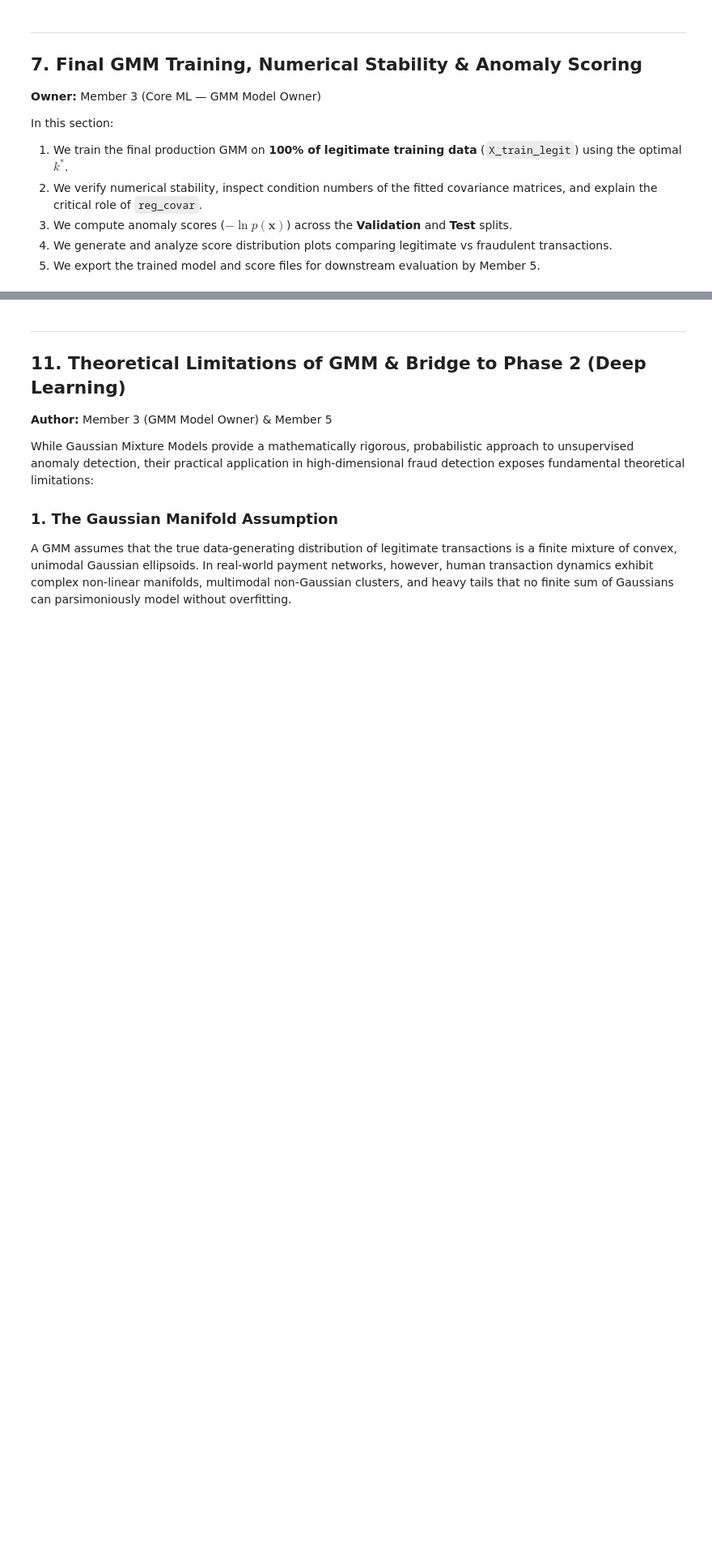
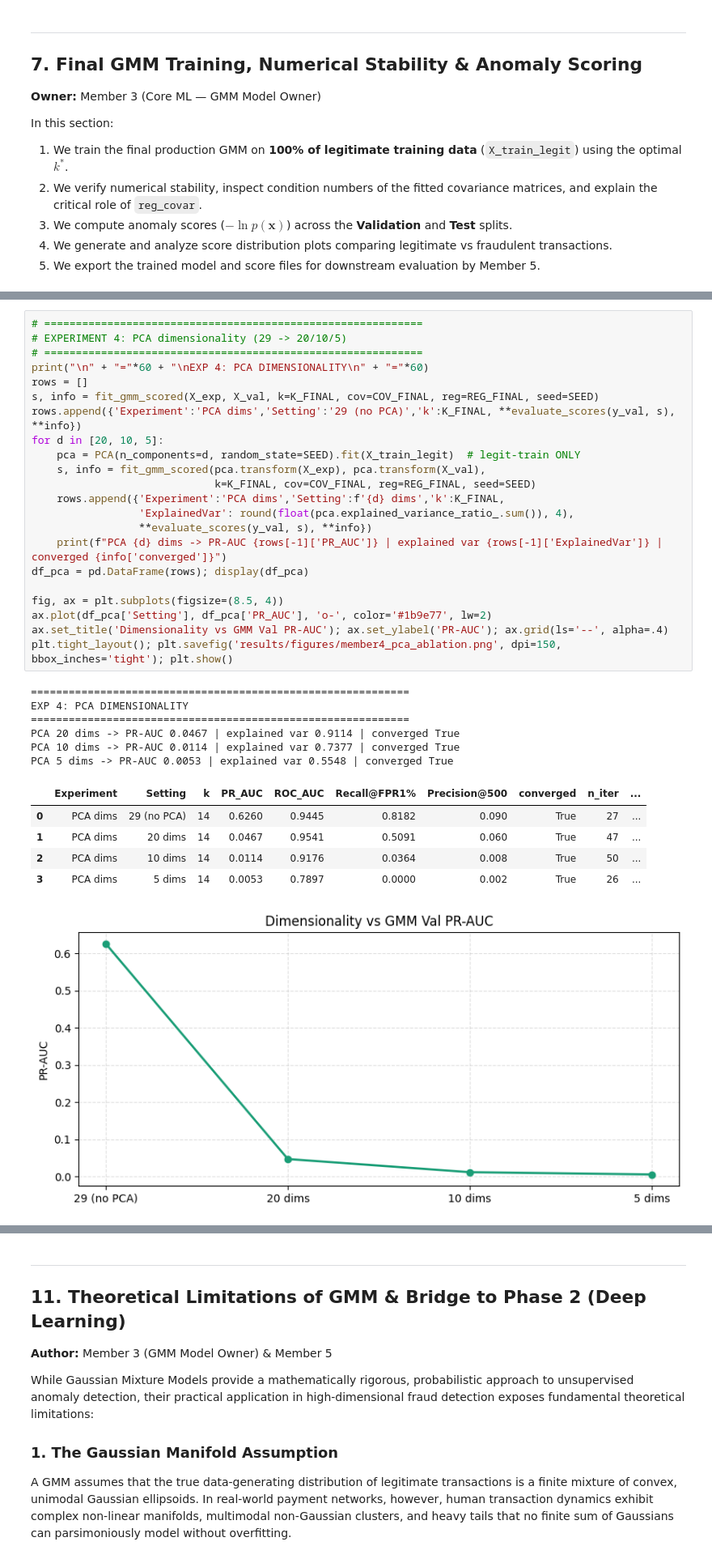
Before and after one commit to WizardCarp85/Card-Fraud-Triage-ML-DL, a Jupyter notebook: notebooks/Card_Fraud_Triage_Phase1.ipynb, the cells around one changed output, grey strips where cells are left out. Shown at 81% size. Cells and saved outputs as stored; diff of their text form; blank space fills up the shorter version.

```diff
--- a/notebooks/Card_Fraud_Triage_Phase1.ipynb
+++ b/notebooks/Card_Fraud_Triage_Phase1.ipynb
@@ -1204,0 +1637,35 @@ print(f"  Score Dist Plot Exists  : {os.path.exists(SCORE_DIST_PLOT_PATH)}")
+# %%
+# ============================================================
+# EXPERIMENT 4: PCA dimensionality (29 -> 20/10/5)
+# ============================================================
+print("\n" + "="*60 + "\nEXP 4: PCA DIMENSIONALITY\n" + "="*60)
+rows = []
+s, info = fit_gmm_scored(X_exp, X_val, k=K_FINAL, cov=COV_FINAL, reg=REG_FINAL, seed=SEED)
+rows.append({'Experiment':'PCA dims','Setting':'29 (no PCA)','k':K_FINAL, **evaluate_scores(y_val, s), **info})
+for d in [20, 10, 5]:
+    pca = PCA(n_components=d, random_state=SEED).fit(X_train_legit)  # legit-train ONLY
+    s, info = fit_gmm_scored(pca.transform(X_exp), pca.transform(X_val),
+                             k=K_FINAL, cov=COV_FINAL, reg=REG_FINAL, seed=SEED)
+    rows.append({'Experiment':'PCA dims','Setting':f'{d} dims','k':K_FINAL,
+                 'ExplainedVar': round(float(pca.explained_variance_ratio_.sum()), 4),
+                 **evaluate_scores(y_val, s), **info})
+    print(f"PCA {d} dims -> PR-AUC {rows[-1]['PR_AUC']} | explained var {rows[-1]['ExplainedVar']} | converged {info['converged']}")
+df_pca = pd.DataFrame(rows); display(df_pca)
+
+fig, ax = plt.subplots(figsize=(8.5, 4))
+ax.plot(df_pca['Setting'], df_pca['PR_AUC'], 'o-', color='#1b9e77', lw=2)
+ax.set_title('Dimensionality vs GMM Val PR-AUC'); ax.set_ylabel('PR-AUC'); ax.grid(ls='--', alpha=.4)
+plt.tight_layout(); plt.savefig('results/figures/member4_pca_ablation.png', dpi=150, bbox_inches='tight'); plt.show()
+# %% [output]
+============================================================
+EXP 4: PCA DIMENSIONALITY
+============================================================
+PCA 20 dims -> PR-AUC 0.0467 | explained var 0.9114 | converged True
+PCA 10 dims -> PR-AUC 0.0114 | explained var 0.7377 | converged True
+PCA 5 dims -> PR-AUC 0.0053 | explained var 0.5548 | converged True
+|  | Experiment | Setting | k | PR_AUC | ROC_AUC | Recall@FPR1% | Precision@500 | converged | n_iter | ... |
+| 0 | PCA dims | 29 (no PCA) | 14 | 0.6260 | 0.9445 | 0.8182 | 0.090 | True | 27 | ... |
+| 1 | PCA dims | 20 dims | 14 | 0.0467 | 0.9541 | 0.5091 | 0.060 | True | 47 | ... |
+| 2 | PCA dims | 10 dims | 14 | 0.0114 | 0.9176 | 0.0364 | 0.008 | True | 50 | ... |
+| 3 | PCA dims | 5 dims | 14 | 0.0053 | 0.7897 | 0.0000 | 0.002 | True | 26 | ... |
+[figure, added]
```
Also changed, not shown: parts of 30 cells of this notebook.
